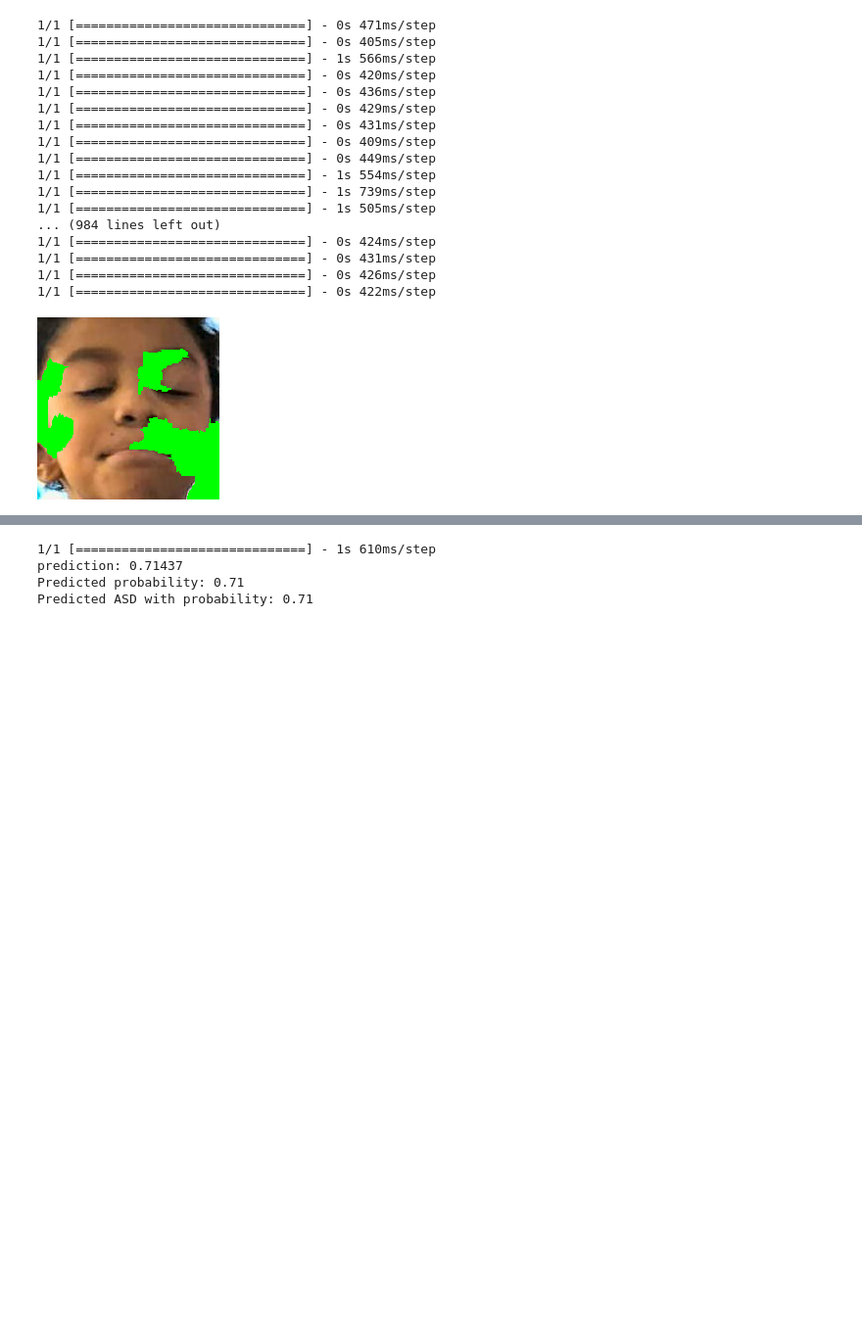
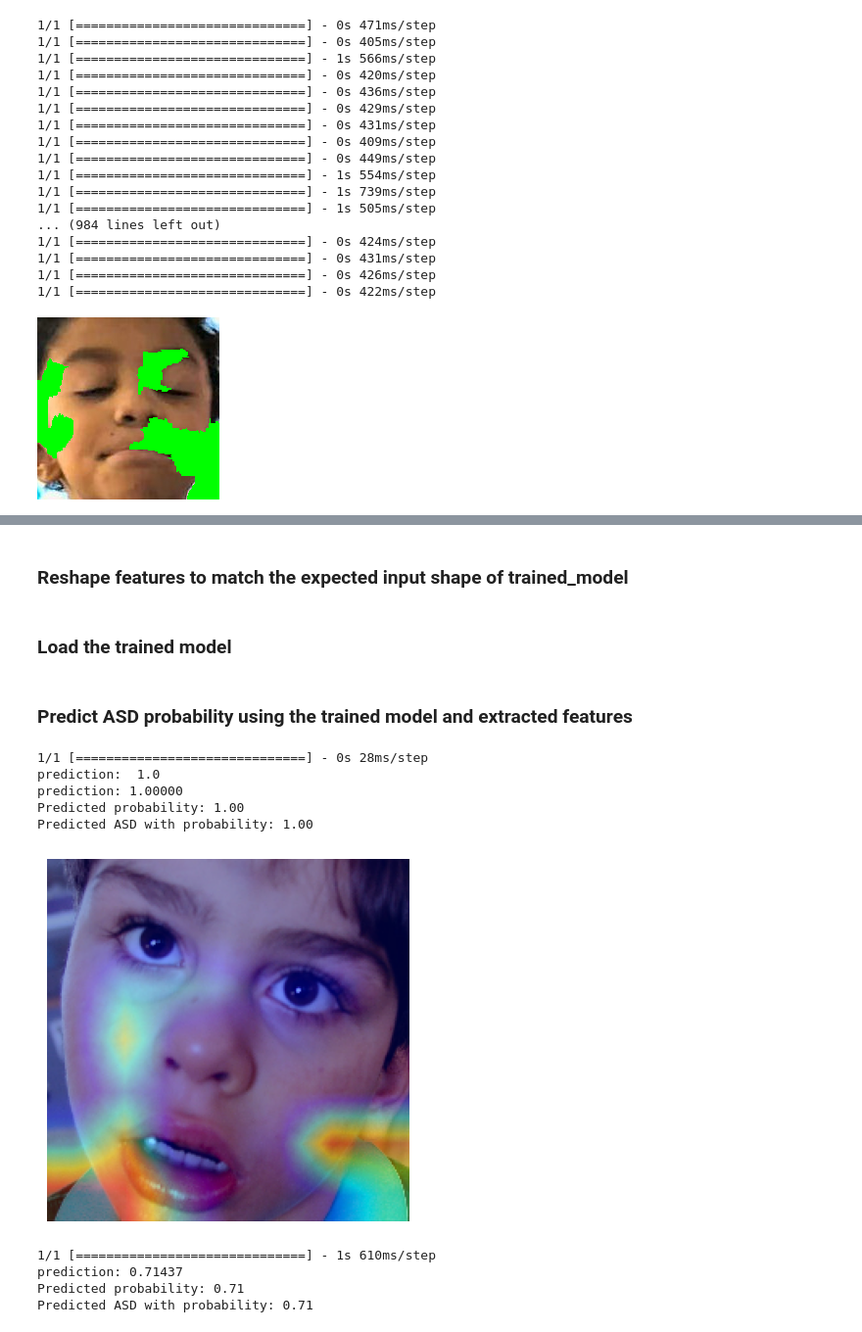
Before and after one commit to IsuruDilanga/FYP_Implementation, a Jupyter notebook: FYP_implementation/ResNet50.ipynb, the cells around one changed output, grey strips where cells are left out. Shown at 98% size. Saved outputs shown, nothing was run; the diff lists cells and outputs as text; code cells hidden in the pictures; blank space fills up the shorter version.

Commit message:
add ResNet50 to grad Cam XAI V1

```diff
--- a/FYP_implementation/ResNet50.ipynb
+++ b/FYP_implementation/ResNet50.ipynb
@@ -454,0 +507,4 @@ Predicted ASD with probability: 0.60
+# %%
+img_original = cv2.imread(input_image_path)
+img_original = cv2.resize(img_original, target_size)
+img_for_model = preprocess_input(np.expand_dims(img_original, axis=0))
@@ -454,0 +513,2 @@ Predicted ASD with probability: 0.60
+# %%
+features = model.predict(img_for_model) # Use the new model
@@ -455,3 +517,50 @@ Predicted ASD with probability: 0.60
+# %% [markdown]
+### Reshape features to match the expected input shape of trained_model ###
+# %%
+features_reshaped = np.reshape(features, (1, 2048 )) # Reshape to (1, 7, 7, 512)
+# %% [markdown]
+### Load the trained model ###
+# %%
+trained_model = load_model(model_path)
+# %% [markdown]
+### Predict ASD probability using the trained model and extracted features ###
+# %%
+prediction = trained_model.predict(features_reshaped)[0][0] # Access the first element for ASD probability
+print("prediction: ", prediction)
+print("prediction: {:.5f}".format(prediction))
+
+rounded_prediction = round(prediction, 2)
+print(f"Predicted probability: {rounded_prediction:.2f}")
+
+if rounded_prediction > 0.5:
+    print(f"Predicted ASD with probability: {rounded_prediction:.2f}")
+
+    # Visualize the Grad-CAM heatmap
+    heatmap = generate_grad_cam(model, img_for_model, 'conv5_block3_out')
+
+    # Resize heatmap to match the size of the original image
+    heatmap = cv2.resize(heatmap, (img_original.shape[1], img_original.shape[0]))
+
+    # Apply colormap for better visualization
+    heatmap = np.uint8(255 * heatmap)
+    heatmap = cv2.applyColorMap(heatmap, cv2.COLORMAP_JET)
+
+    # Superimpose the heatmap on the original image
+    superimposed_img = cv2.addWeighted(img_original, 0.6, heatmap, 0.4, 0)
+
+    # Display the superimposed image
+    plt.imshow(cv2.cvtColor(superimposed_img, cv2.COLOR_BGR2RGB))
+    plt.axis('off')
+    plt.show()
+else:
+    print(f"Predicted non-ASD with probability: {1 - rounded_prediction:.2f}")
+# %% [output]
+1/1 [==============================] - 0s 28ms/step
+prediction:  1.0
+prediction: 1.00000
+Predicted probability: 1.00
+Predicted ASD with probability: 1.00
+[figure, added]
 # %%
 # import cv2
 # import numpy as np
```
Also changed, not shown: parts of 16 cells of this notebook, 1 other file.
